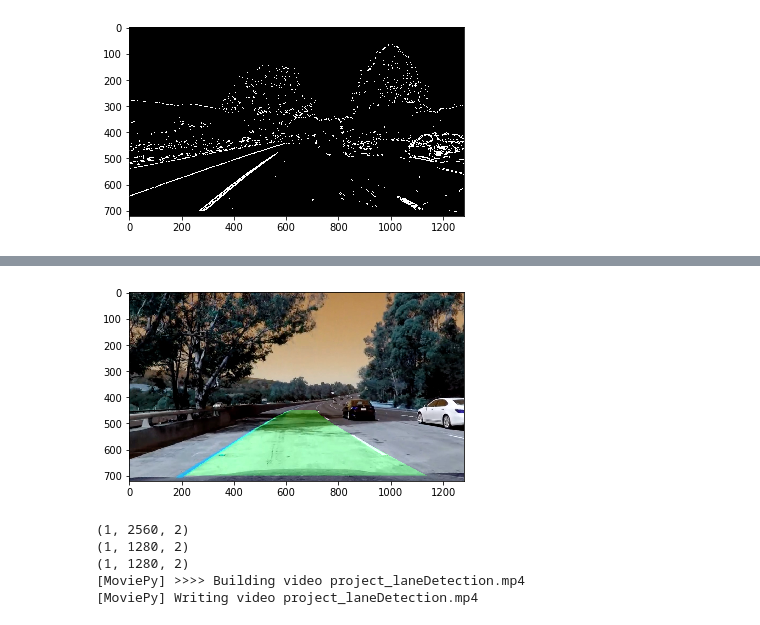
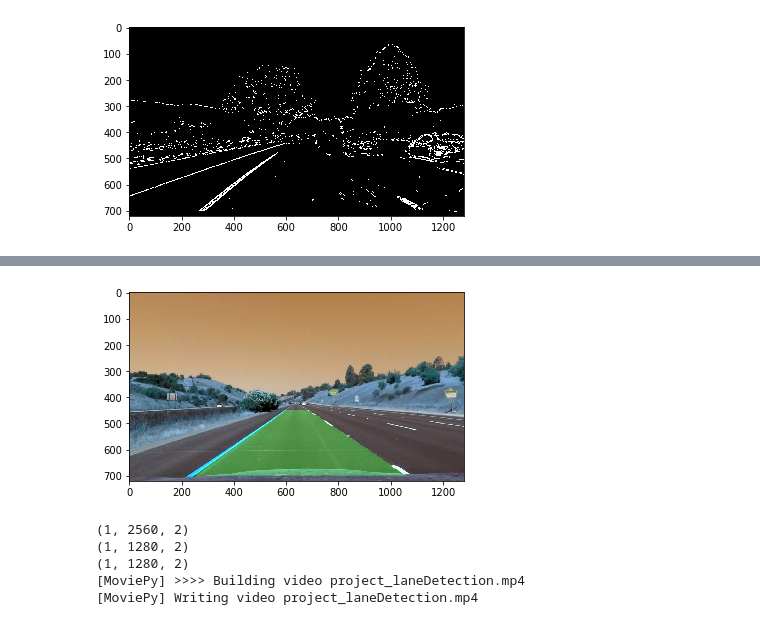
Before and after one commit to miaoyanlearningcode/CarND-Advanced-Lane-Lines, a Jupyter notebook: advanced_laneDetection.ipynb, the cells around one changed output, grey strips where cells are left out. Cells and saved outputs as stored; diff of their text form; code cells hidden in the pictures.

```diff
--- a/advanced_laneDetection.ipynb
+++ b/advanced_laneDetection.ipynb
@@ -196,14 +199,14 @@ plt.imshow(warped, cmap='gray')
 # %%
 #perspective transf
 
-img = cv2.imread(test_images[4])
+img = cv2.imread(test_images[0])
 undistorted = cv2.undistort(img, mtx, dist, None, mtx)
 binaryComb = combinationGD(undistorted,7)
-plt.subplot(121)
-plt.imshow(undistorted)
+# plt.subplot(121)
+# plt.imshow(undistorted)
 
 warped = cv2.warpPerspective(binaryComb, M, (img.shape[0], img.shape[1]), flags=cv2.INTER_LINEAR)
-plt.subplot(122)
+# plt.subplot(122)
 plt.imshow(warped, cmap='gray')
 # %% [output]
 <matplotlib.image.AxesImage at 0x...>
@@ -314,8 +298,6 @@ def laneExtraction(binary_warped, nwindows=10, margin = 100, minpix = 50):
     # Take a histogram of the bottom half of the image
     halfImg = np.int(binary_warped.shape[0]/2)
     histogram = np.sum(binary_warped[halfImg:,:], axis=0)
-    # Create an output image to draw on and  visualize the result
-    out_img = np.dstack((binary_warped, binary_warped, binary_warped))*255
     # Find the peak of the left and right halves of the histogram
     # These will be the starting point for the left and right lines
     midpoint = np.int(histogram.shape[0]/2)
@@ -346,9 +328,6 @@ def laneExtraction(binary_warped, nwindows=10, margin = 100, minpix = 50):
         win_xleft_high = leftx_current + margin
         win_xright_low = rightx_current - margin
         win_xright_high = rightx_current + margin
-        # Draw the windows on the visualization image
-        cv2.rectangle(out_img,(win_xleft_low,win_y_low),(win_xleft_high,win_y_high),(0,255,0), 2)
-        cv2.rectangle(out_img,(win_xright_low,win_y_low),(win_xright_high,win_y_high),(0,255,0), 2)
         # Identify the nonzero pixels in x and y within the window
         good_left_inds = ((nonzeroy >= win_y_low) & (nonzeroy < win_y_high) & (nonzerox >= win_xleft_low) & (nonzerox < win_xleft_high)).nonzero()[0]
         good_right_inds = ((nonzeroy >= win_y_low) & (nonzeroy < win_y_high) & (nonzerox >= win_xright_low) & (nonzerox < win_xright_high)).nonzero()[0]
@@ -400,7 +379,9 @@ def drawLine(undist, binary_warped, left_fitx, right_fitx, ploty):
 
     return result
 # %%
+left_fit, left_fitx, right_fit, right_fitx, ploty=laneExtraction(warped)
 result = drawLine(undist, warped, left_fitx,right_fitx, ploty)
+cv2.imshow('example',result)
 # %%
 # curvature calculation
 def curvCal(ploty, left_fit, right_fit):
@@ -435,11 +416,12 @@ def process_image(img):
 
     return result
 # %%
-img = cv2.imread(test_images[5])
+img = cv2.imread(test_images[0])
 cv2.imshow('img',img)
 result = process_image(img)
+cv2.imshow('final',result)
 # %% [output]
-[figure, old version]
+[figure, new version]
 # %%
 from moviepy.editor import VideoFileClip
 from IPython.display import HTML
```
Also changed, not shown: parts of 3 cells of this notebook, 6 other files.
